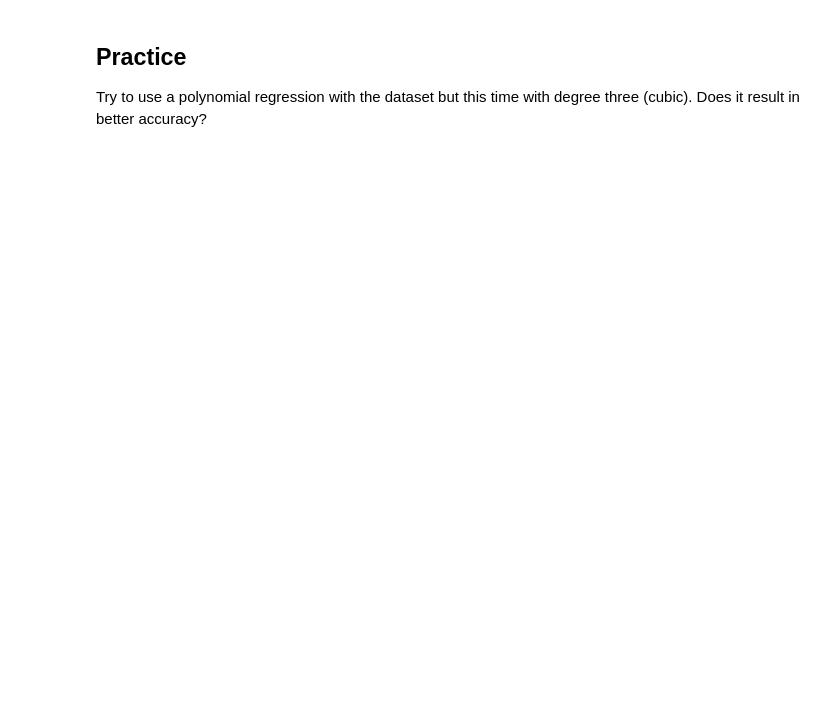
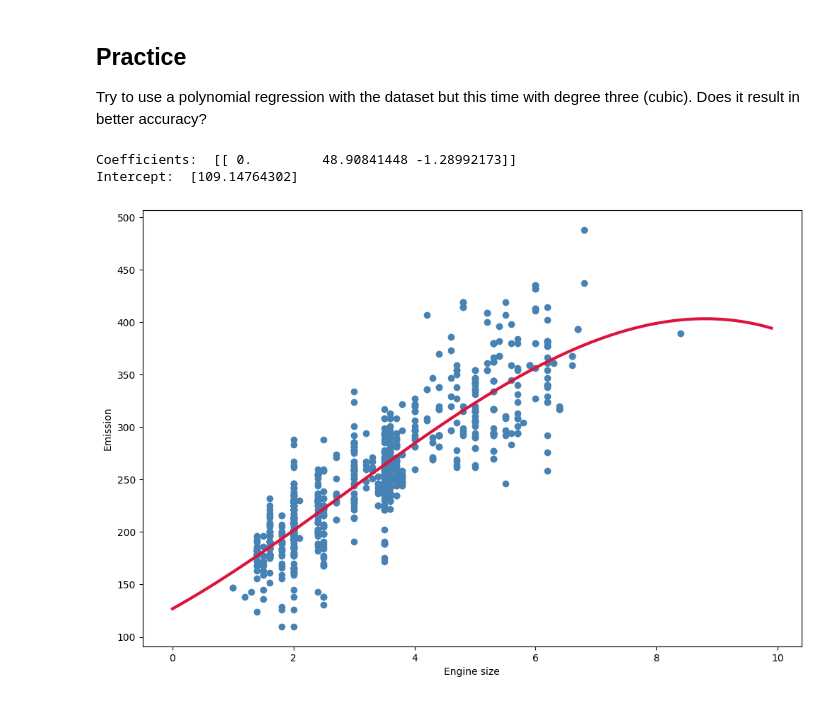
Before and after one commit to SeherKumsar/Ada-Lovelace-Veri-Bilimi-Akademisi, a Jupyter notebook: week-7/7-polynominal-regression.ipynb, the cells around one changed output. Drawn from its saved outputs; the diff is of its cells as text; code cells hidden in the pictures; blank space fills up the shorter version.

```diff
--- a/week-7/7-polynominal-regression.ipynb
+++ b/week-7/7-polynominal-regression.ipynb
@@ -162,3 +162,33 @@ R2-score: 0.73
 # %% [markdown]
 ## Practice
 Try to use a polynomial regression with the dataset but this time with degree three (cubic). Does it result in better accuracy?
+# %%
+train_x = train[['ENGINESIZE']].values
+train_y = train[['CO2EMISSIONS']].values
+
+test_x = test[['ENGINESIZE']].values
+test_y = test[['CO2EMISSIONS']].values
+# Try with degree three (cubic).
+poly_features = PolynomialFeatures(degree=3)
+# Transforms the existing features to higher degree features.
+train_x_poly3 = poly_features.fit_transform(train_x)
+
+# Fit the transformed features to Linear Regression
+clf3 = linear_model.LinearRegression()
+train_y = clf3.fit(train_x_poly3, train_y)
+# The coefficients
+print ('Coefficients: ', clf.coef_)
+print ('Intercept: ',clf.intercept_)
+# %% [output]
+Coefficients:  [[ 0.         48.90841448 -1.28992173]]
+Intercept:  [109.14764302]
+# %%
+plt.scatter(train.ENGINESIZE, train.CO2EMISSIONS, color='steelblue')
+XX = np.arange(0.0, 10.0, 0.1)
+yy = clf3.intercept_[0]+ clf3.coef_[0][1]*XX+ clf3.coef_[0][2]*np.power(XX, 2)+ clf3.coef_[0][3]*np.power(XX, 3)
+plt.plot(XX, yy, 'crimson', linewidth=3)
+plt.xlabel("Engine size")
+plt.ylabel("Emission")
+plt.show()
+# %% [output]
+[figure, added]
```
Also changed, not shown: parts of 6 cells of this notebook.
